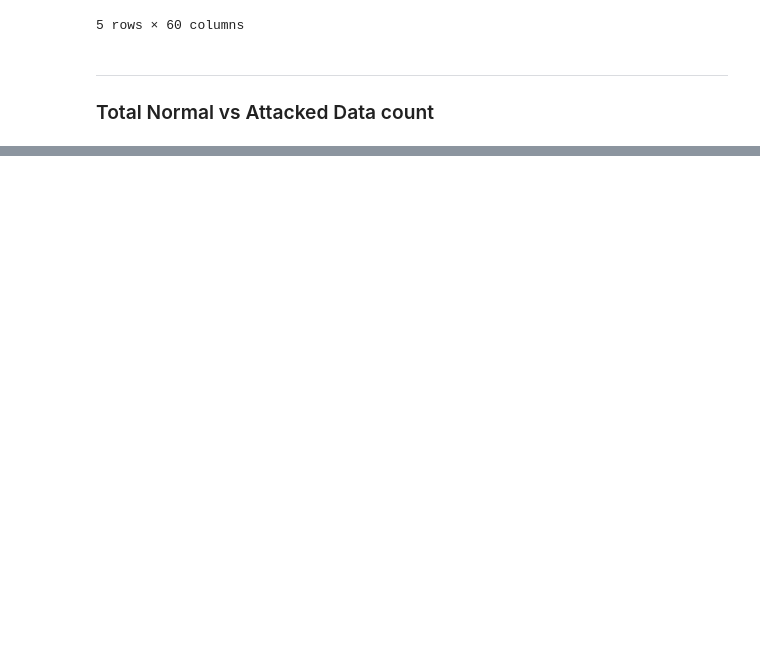
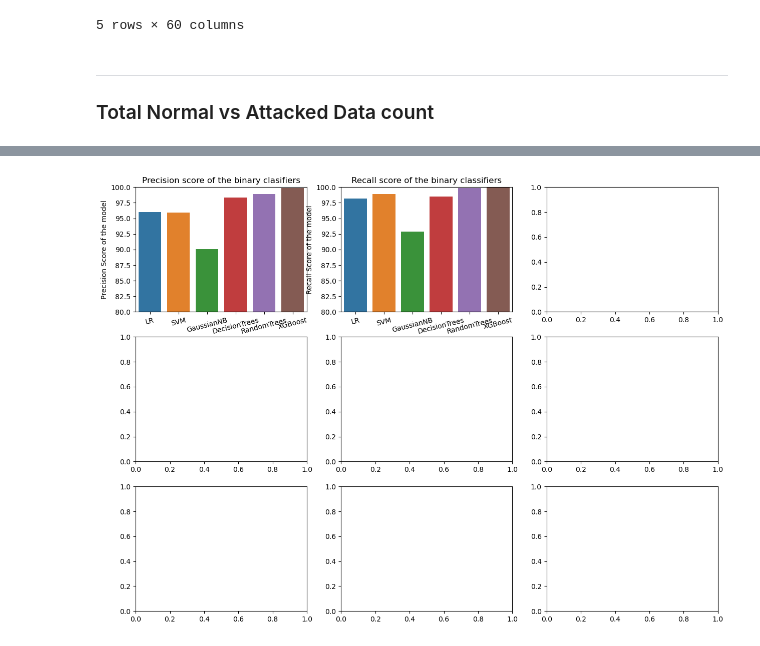
Before and after one commit to suzaladhikari/Network_Intrusion_Detector, a Jupyter notebook: Model's Performance /modelsperformance.ipynb, the cells around one changed output, grey strips where cells are left out. Cells and saved outputs as stored; diff of their text form; code cells hidden in the pictures; blank space fills up the shorter version.

```diff
--- a/Model's Performance /modelsperformance.ipynb
+++ b/Model's Performance /modelsperformance.ipynb
@@ -47,0 +103,10 @@ Index(['Unnamed: 0', 'duration', 'src_bytes', 'dst_bytes', 'land',
+# %%
+## Binary classification model's performance data
+
+data = pd.read_csv('../Datasets/models_performance.csv')
+data.head(6)
+data.drop(columns=['Unnamed: 0'], inplace = True)
+
+data['precision'] = data['precision']* 100
+data['recall'] = data['recall']* 100
+data.head(5)
@@ -47,0 +120,17 @@ Index(['Unnamed: 0', 'duration', 'src_bytes', 'dst_bytes', 'land',
+# %%
+### Plotting the values
+fig,ax = plt.subplots(3,3, figsize = (15,11))
+
+def plotting_the_datas(axes, x, y, data, xlabel, ylabel, ylim1,ylim2, title):
+    sns.barplot(x = x, y =y , hue =x, ax = axes, data = data)
+    axes.set_xlabel(xlabel)
+    axes.set_ylabel(ylabel)
+    axes.set_title(title)
+    axes.set_ylim(ylim1,ylim2)
+    axes.tick_params(axis='x', labelrotation=14)
+
+
+plotting_the_datas(ax[0][0], 'models', 'precision',data, 'Models Trained and Tested', 'Precision Score of the model',80,100,'Precision score of the binary clasifiers')
+plotting_the_datas(ax[0][1], 'models', 'recall',data, 'Models Trained and Tested', 'Recall Score of the model',80,100,'Recall score of the binary classifiers')
+# %% [output]
+[figure, added]
```
Also changed, not shown: parts of 5 cells of this notebook.
